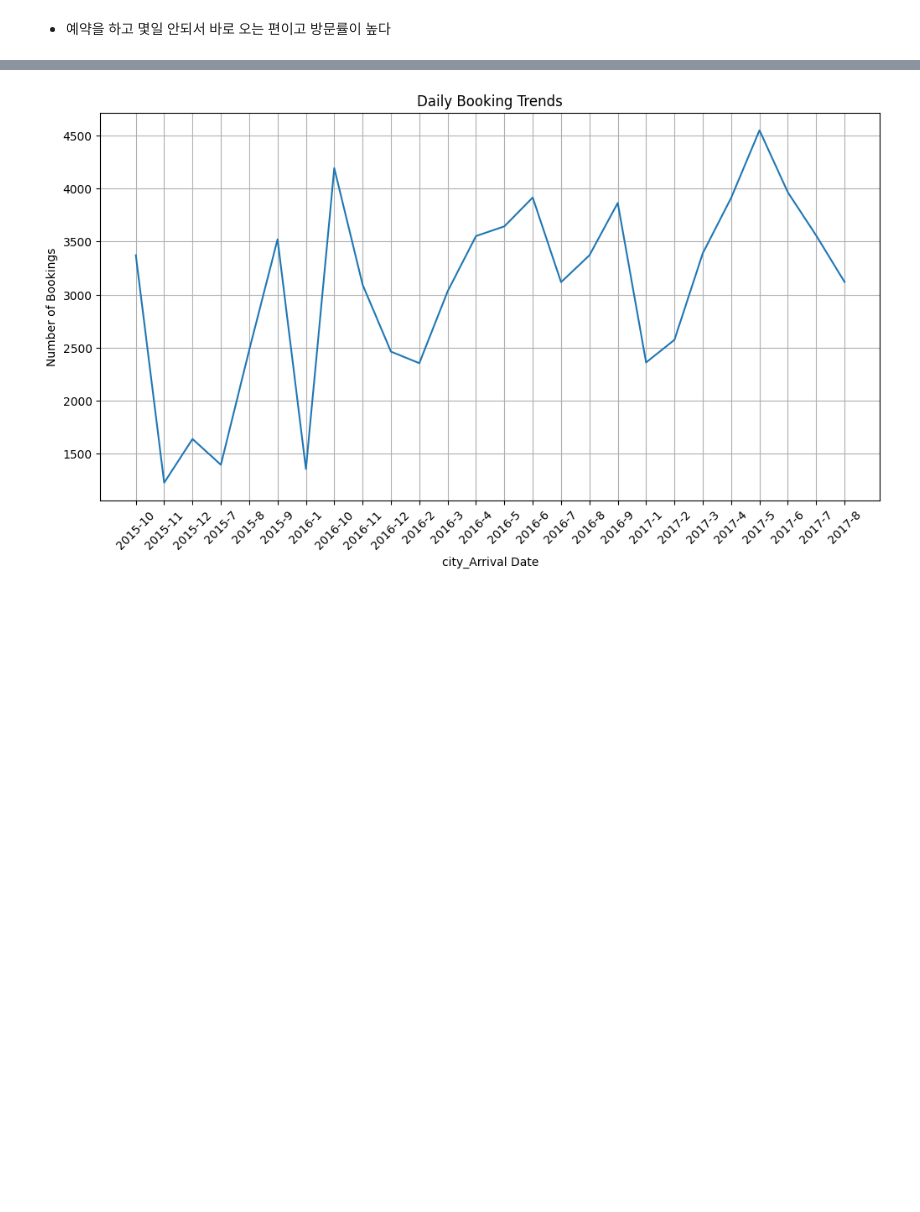
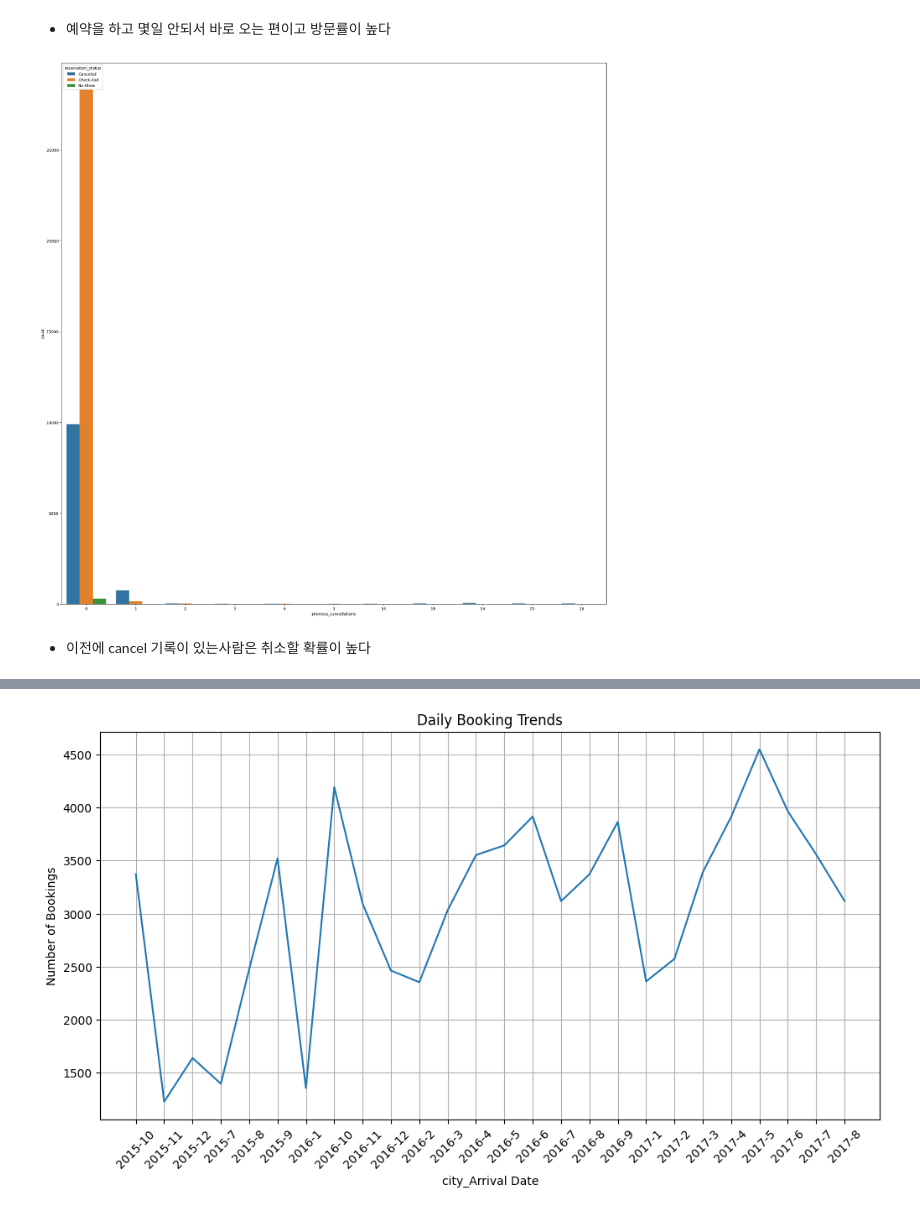
Before and after one commit to wjco/DAStudy-sun2, a Jupyter notebook: jss/hotel_booking_analysis/hotel_booking_analysis.ipynb, the cells around one changed output, grey strips where cells are left out. Saved outputs shown, nothing was run; the diff lists cells and outputs as text; code cells hidden in the pictures; blank space fills up the shorter version.

```diff
--- a/jss/hotel_booking_analysis/hotel_booking_analysis.ipynb
+++ b/jss/hotel_booking_analysis/hotel_booking_analysis.ipynb
@@ -496,3 +510,13 @@ plt.show()
 [figure]
 # %% [markdown]
 - 예약을 하고 몇일 안되서 바로 오는 편이고 방문률이 높다
+# %%
+resort_cust_hist = resort_hotel.groupby(['reservation_status','previous_cancellations'])['reservation_status'].size().reset_index(name='count')
+# %%
+plt.figure(figsize=(25, 25))
+sns.barplot(data=resort_cust_hist, x='previous_cancellations', y='count',hue='reservation_status')
+plt.show()
+# %% [output]
+[figure, added]
+# %% [markdown]
+- 이전에 cancel 기록이 있는사람은 취소할 확률이 높다
```
Also changed, not shown: parts of 19 cells of this notebook.
